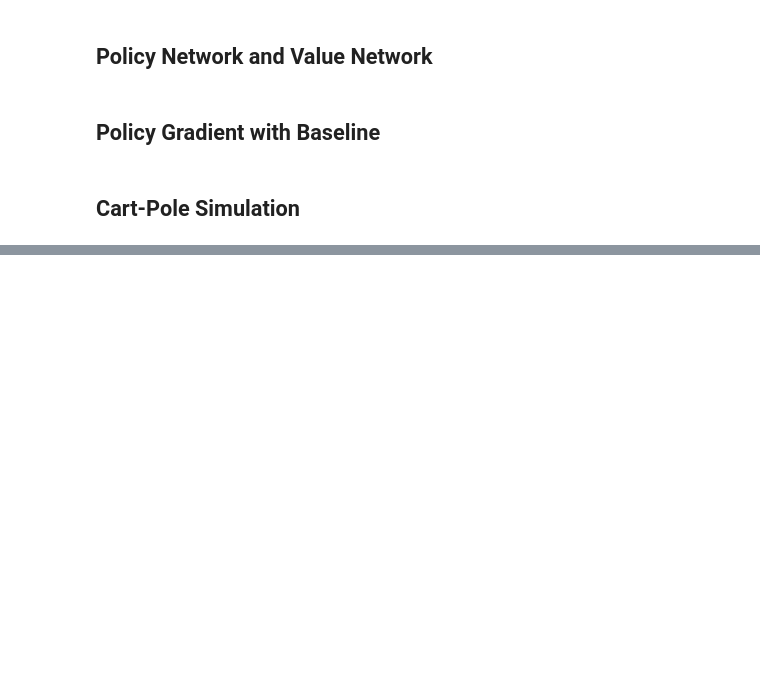
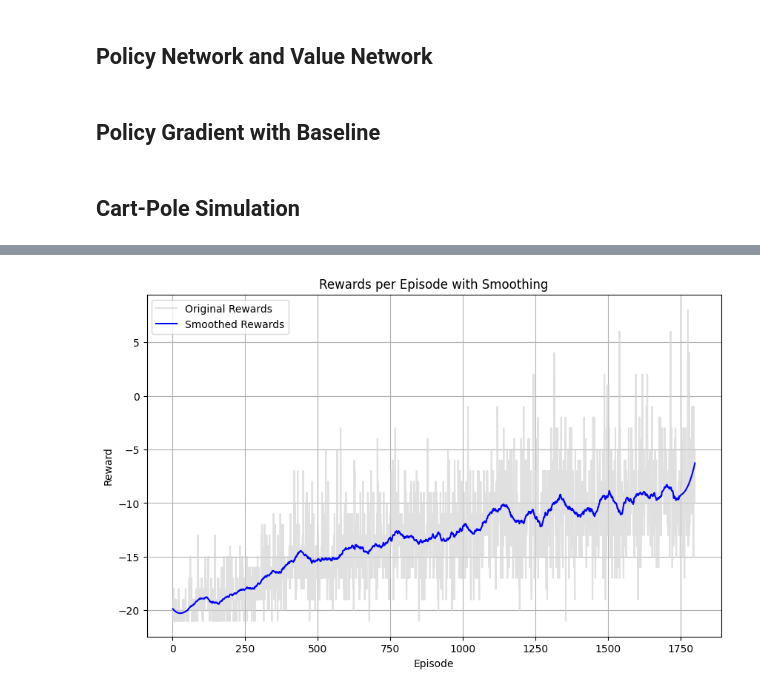
Before and after one commit to TinglinHsia1998/IEMS469_HW, a Jupyter notebook: assignment1_part2.ipynb, the cells around one changed output, grey strips where cells are left out. Saved outputs shown, nothing was run; the diff lists cells and outputs as text; code cells hidden in the pictures; blank space fills up the shorter version.

```diff
--- a/assignment1_part2.ipynb
+++ b/assignment1_part2.ipynb
@@ -276,0 +398,5 @@ Episode: 1990 Total reward: -9.8 Episode length: 0.0 Actor Loss: -0.0000 VF Loss
+# %%
+pong_rewards = np.load('rewards_base.npy')[0:1800]
+smoothing_plot(pong_rewards, window = 99, save = False)
+# %% [output]
+[figure, added]
```
Also changed, not shown: parts of 13 cells of this notebook.
